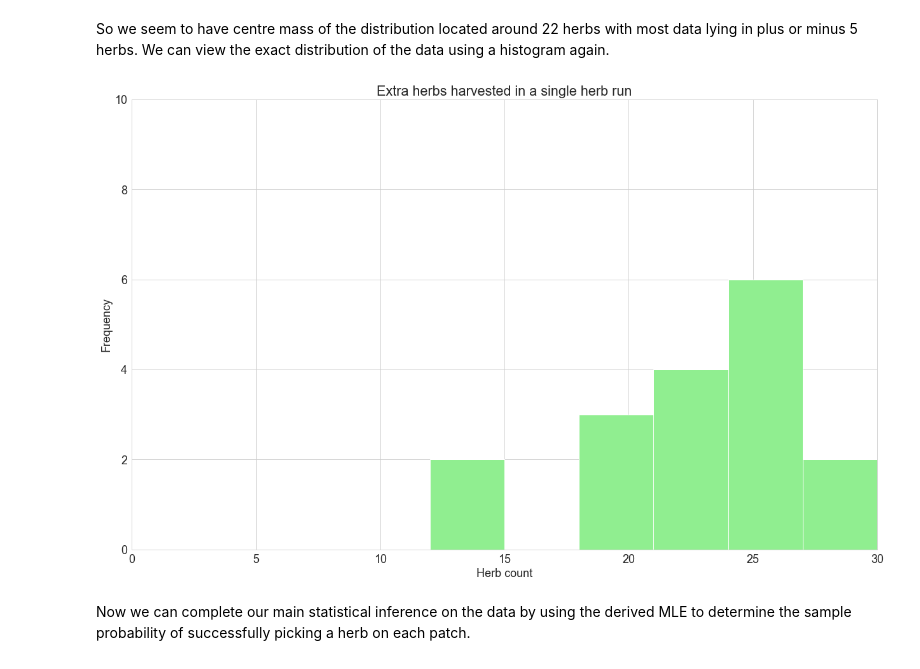
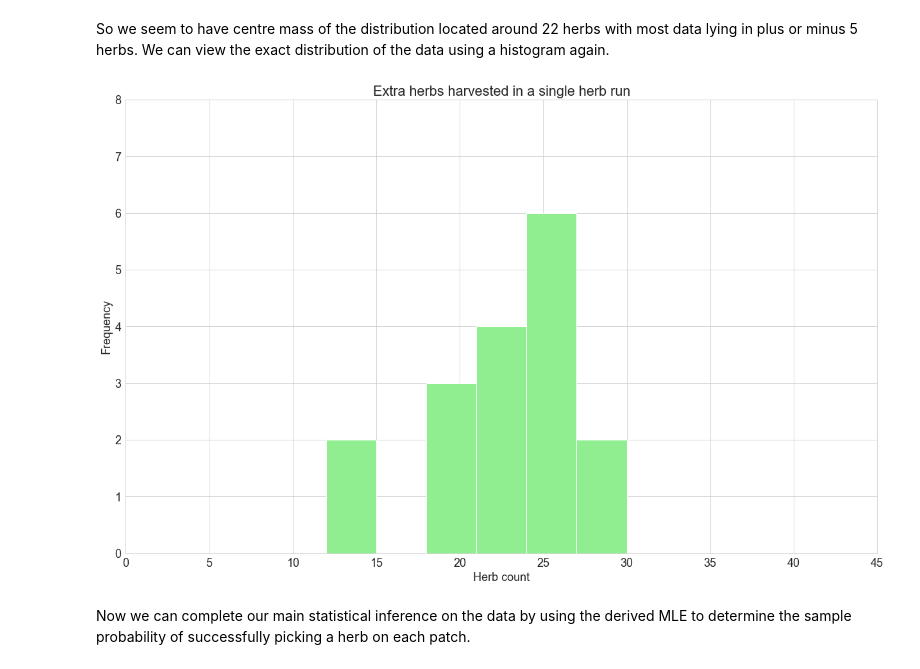
Before and after one commit to HStuklis/my-projects, a Jupyter notebook: Herb-Runs/04-Herb-Runs.ipynb, the cells around one changed output. Cells and saved outputs as stored; diff of their text form; code cells hidden in the pictures.

```diff
--- a/Herb-Runs/04-Herb-Runs.ipynb
+++ b/Herb-Runs/04-Herb-Runs.ipynb
@@ -171,12 +174,12 @@ So we seem to have centre mass of the distribution located around 22 herbs with
 # %%
 plt.hist(df_herbRandRun, color = 'lightgreen', bins = np.linspace(0,30,11))
 plt.xlabel('Herb count')
 plt.ylabel('Frequency')
-plt.xlim(0,30)
-plt.ylim(0,10)
+plt.xlim(0,45)
+plt.ylim(0,8)
 plt.title('Extra herbs harvested in a single herb run');
 # %% [output]
-[figure, old version]
+[figure, new version]
 # %% [markdown]
 Now we can complete our main statistical inference on the data by using the derived MLE to determine the sample probability of successfully picking a herb on each patch.
 # %%
```
Also changed, not shown: parts of 7 cells of this notebook, 1 other file.
